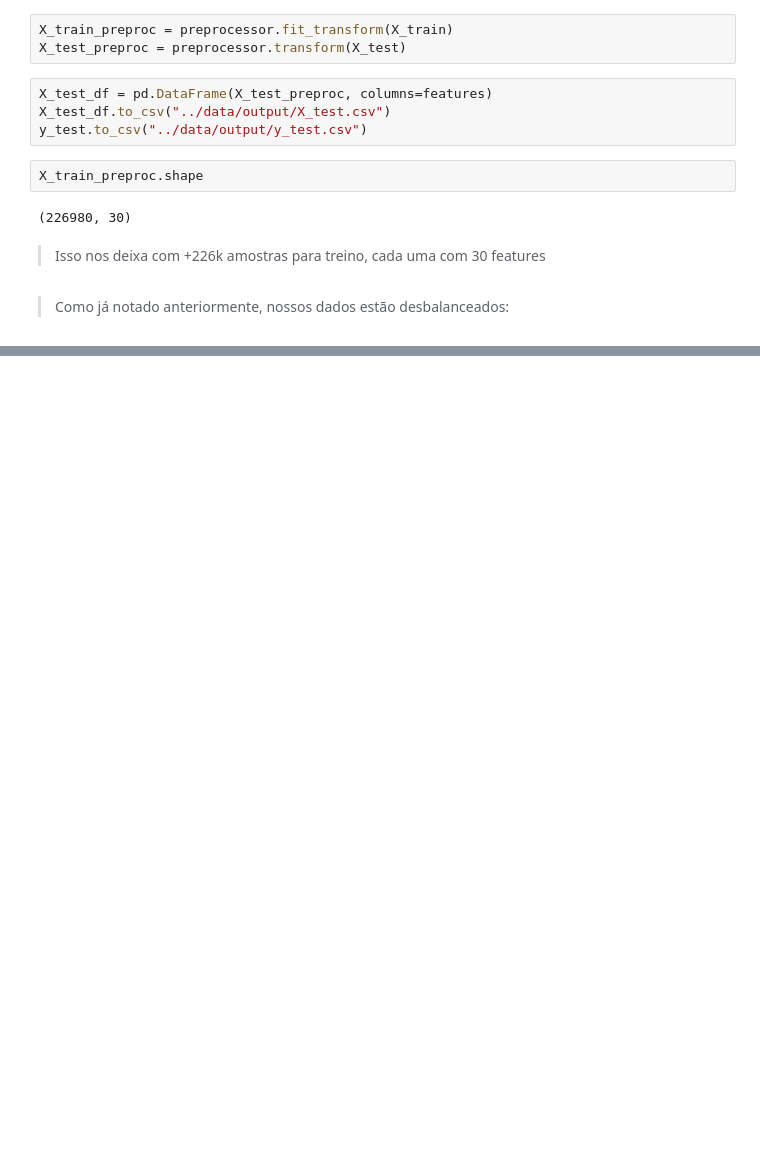
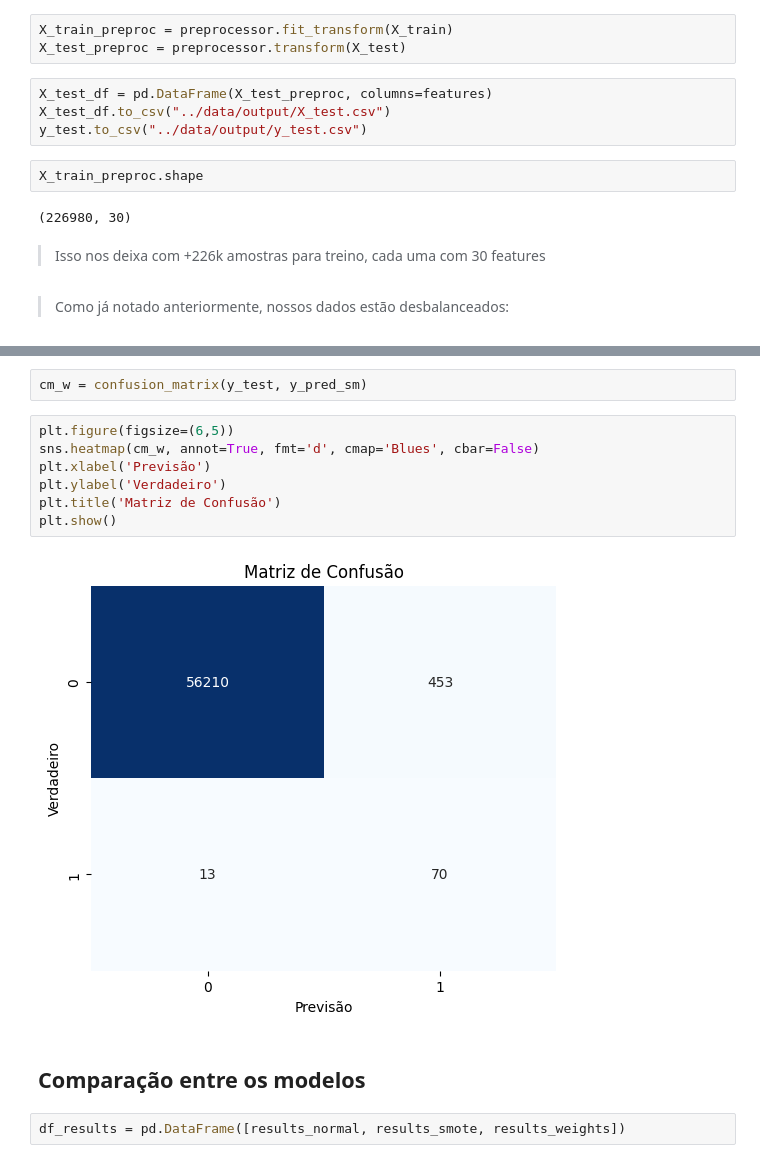
Before and after one commit to nicolepetrica/credit-card-fraud, a Jupyter notebook: notebooks/regressao_logistica.ipynb, the cells around one changed output, grey strips where cells are left out. Cells and saved outputs as stored; diff of their text form; blank space fills up the shorter version.

```diff
--- a/notebooks/regressao_logistica.ipynb
+++ b/notebooks/regressao_logistica.ipynb
@@ -128,0 +185,15 @@ weighted avg       1.00      0.98      0.99     56746
+# %%
+cm_w = confusion_matrix(y_test, y_pred_sm)
+# %%
+plt.figure(figsize=(6,5))
+sns.heatmap(cm_w, annot=True, fmt='d', cmap='Blues', cbar=False)
+plt.xlabel('Previsão')
+plt.ylabel('Verdadeiro')
+plt.title('Matriz de Confusão')
+plt.show()
+# %% [output]
+[figure, added]
+# %% [markdown]
+## Comparação entre os modelos
+# %%
+df_results = pd.DataFrame([results_normal, results_smote, results_weights])
```
Also changed, not shown: parts of 31 cells of this notebook, 2 other files.
